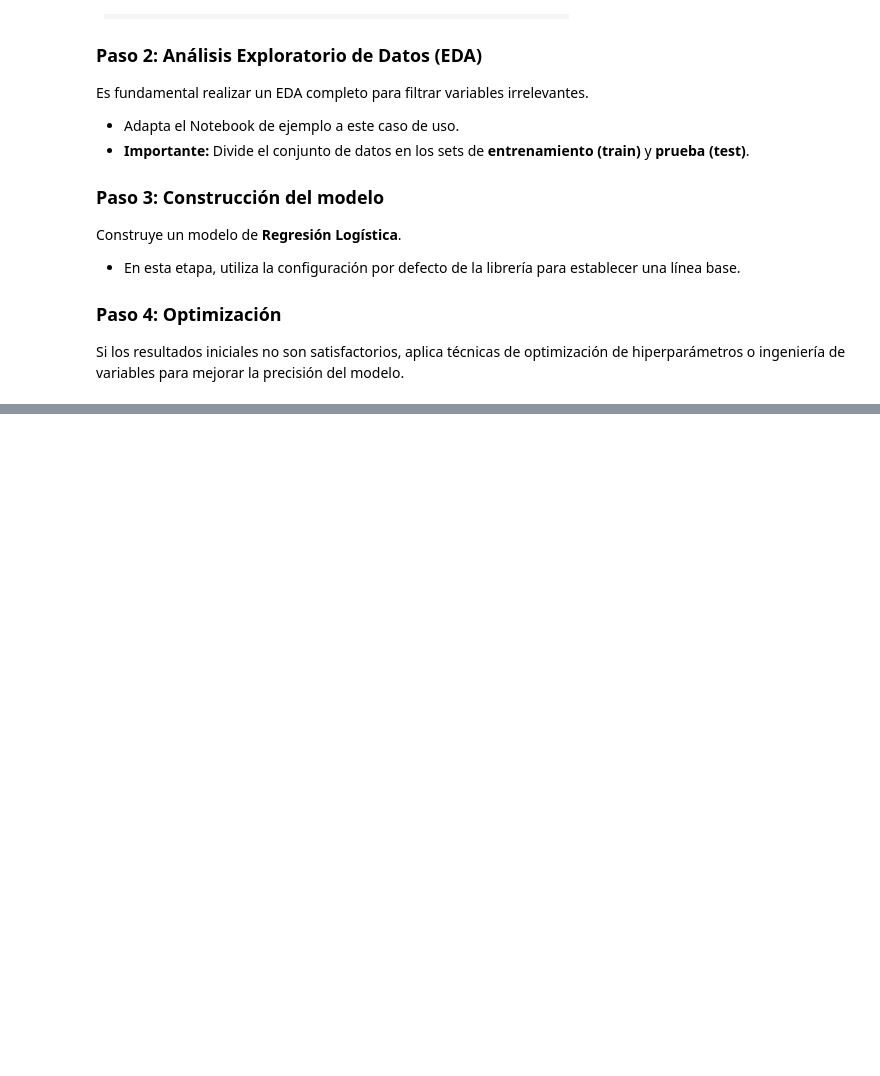
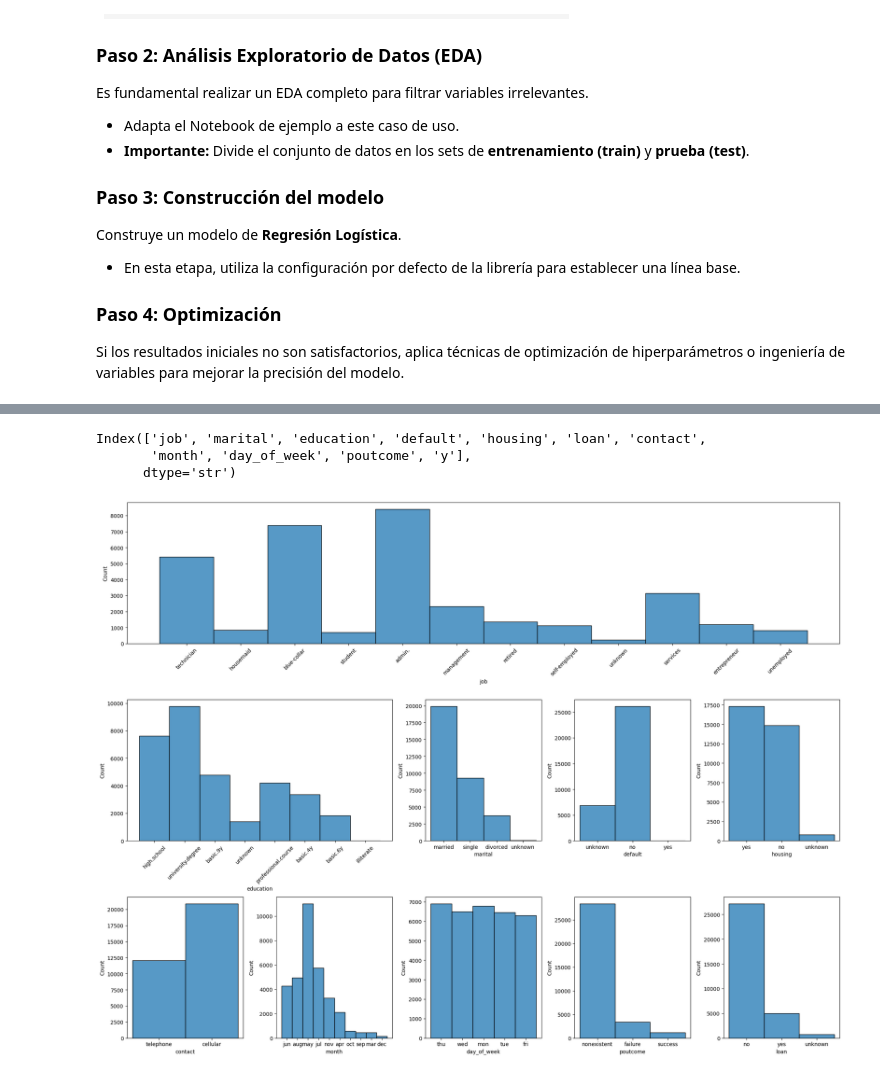
Before and after one commit to 4GeeksAcademy/andrupax94-intro-ml, a Jupyter notebook: src/01-logistic-regression-bank-marketing-campaign-data.ipynb, the cells around one changed output, grey strips where cells are left out. Drawn from its saved outputs; the diff is of its cells as text; code cells hidden in the pictures; blank space fills up the shorter version.

Commit message:
Eda hasta las variables numericas, 70% finisheado

```diff
--- a/src/01-logistic-regression-bank-marketing-campaign-data.ipynb
+++ b/src/01-logistic-regression-bank-marketing-campaign-data.ipynb
@@ -58,0 +69,7 @@ Si los resultados iniciales no son satisfactorios, aplica técnicas de optimizac
+# %%
+# Cargamos el dataset usamos el delimitador ";"
+total_data = pd.read_csv('../data/raw/bank-marketing-campaign-data.csv',delimiter=";")
+#separamos los datos en train, test
+train, test = train_test_split(total_data, test_size=0.2, random_state=7)
+#imprimimos los primeros 5
+total_data.head()
@@ -58,0 +147,38 @@ Si los resultados iniciales no son satisfactorios, aplica técnicas de optimizac
+# %%
+# En el ejercicio anterior graficamos los valores nulos pero en este caso no nos encontramos con nulos en ninguna de las variables
+# Ahora procederiamos a eliminar duplicados pero no tenemos una columna "id_<algo>" que podamos identificar como primaria de una base de datos en el csv entonses pasamos a
+# Revisar Los Posibles Datos Categóricos
+train.select_dtypes(include = ['str']).columns
+# %% [output]
+Index(['job', 'marital', 'education', 'default', 'housing', 'loan', 'contact',
+       'month', 'day_of_week', 'poutcome', 'y'],
+      dtype='str')
+# %%
+#Creamos Un Histograma Múltiple
+fig = plt.figure(figsize=(20, 15))
+#Creamos un grid porque necesitaremos hacer unos ajustes de tamaños en algunos graficos, el grid va a ser de 3x5
+axis = gridspec.GridSpec(3, 5, figure=fig)
+#le decimos al primer grid que ocupe toda la fila
+axis0 = fig.add_subplot(axis[0, :])
+sns.histplot(data=train, x='job', ax=axis0)
+#y rotamos un poco los labels
+axis0.tick_params(axis='x', rotation=45)
+#el segundo grafico va a ocupar 2 espacios
+axis1 = fig.add_subplot(axis[1,0:2]); sns.histplot(data=train, x='education', ax=axis1)
+axis1.tick_params(axis='x', rotation=45)
+#el resto solo uno
+axis2 = fig.add_subplot(axis[1,2]); sns.histplot(data=train, x='marital', ax=axis2)
+axis3 = fig.add_subplot(axis[1,3]); sns.histplot(data=train, x='default', ax=axis3)
+axis4 = fig.add_subplot(axis[1,4]); sns.histplot(data=train, x='housing', ax=axis4)
+axis6 = fig.add_subplot(axis[2,0]); sns.histplot(data=train, x='contact', ax=axis6)
+axis7 = fig.add_subplot(axis[2,1]); sns.histplot(data=train, x='month', ax=axis7)
+axis8 = fig.add_subplot(axis[2,2]); sns.histplot(data=train, x='day_of_week', ax=axis8)
+axis9 = fig.add_subplot(axis[2,3]); sns.histplot(data=train, x='poutcome', ax=axis9)
+axis5 = fig.add_subplot(axis[2,4]); sns.histplot(data=train, x='loan', ax=axis5)
+
+#Ajustar Layaut
+plt.tight_layout()
+#Mostramos El Plot
+plt.show()
+# %% [output]
+[figure, added]
```
Also changed, not shown: parts of 12 cells of this notebook.
